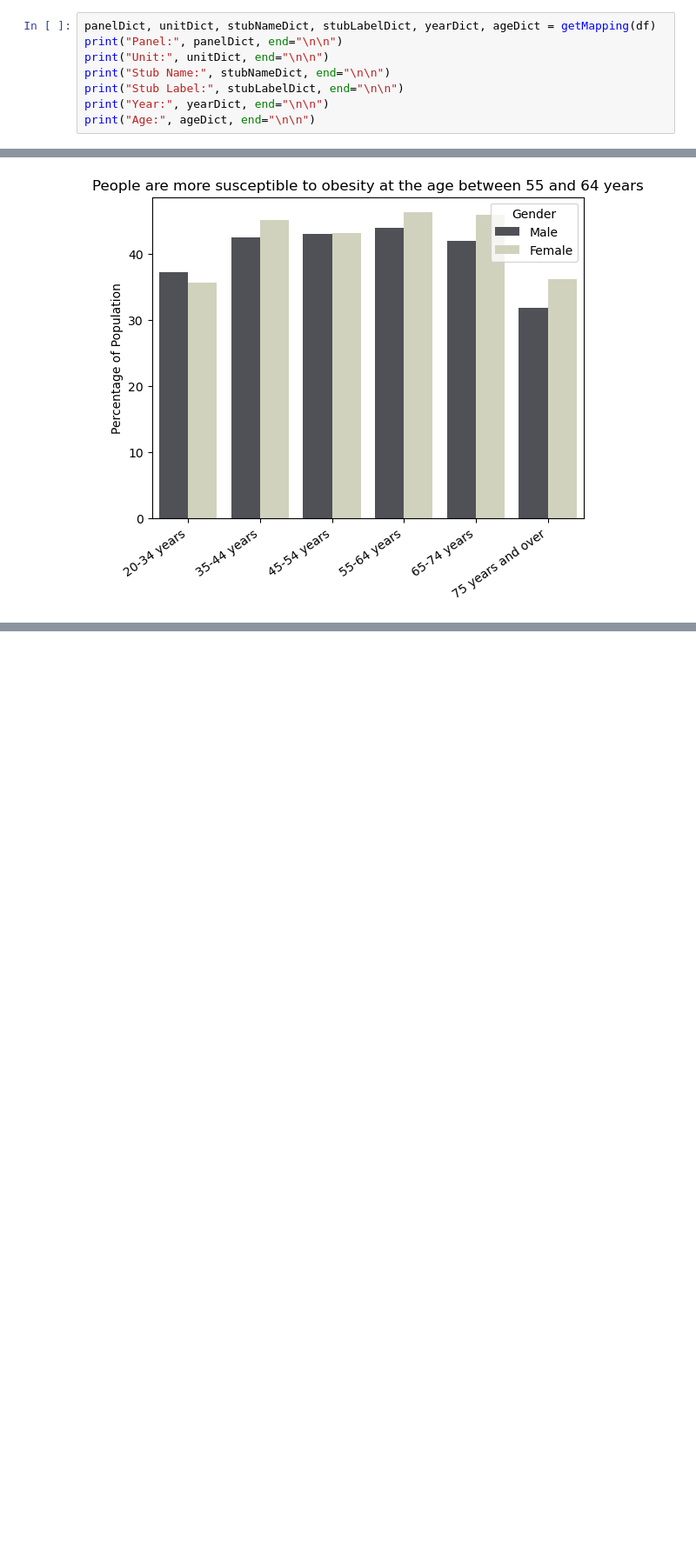
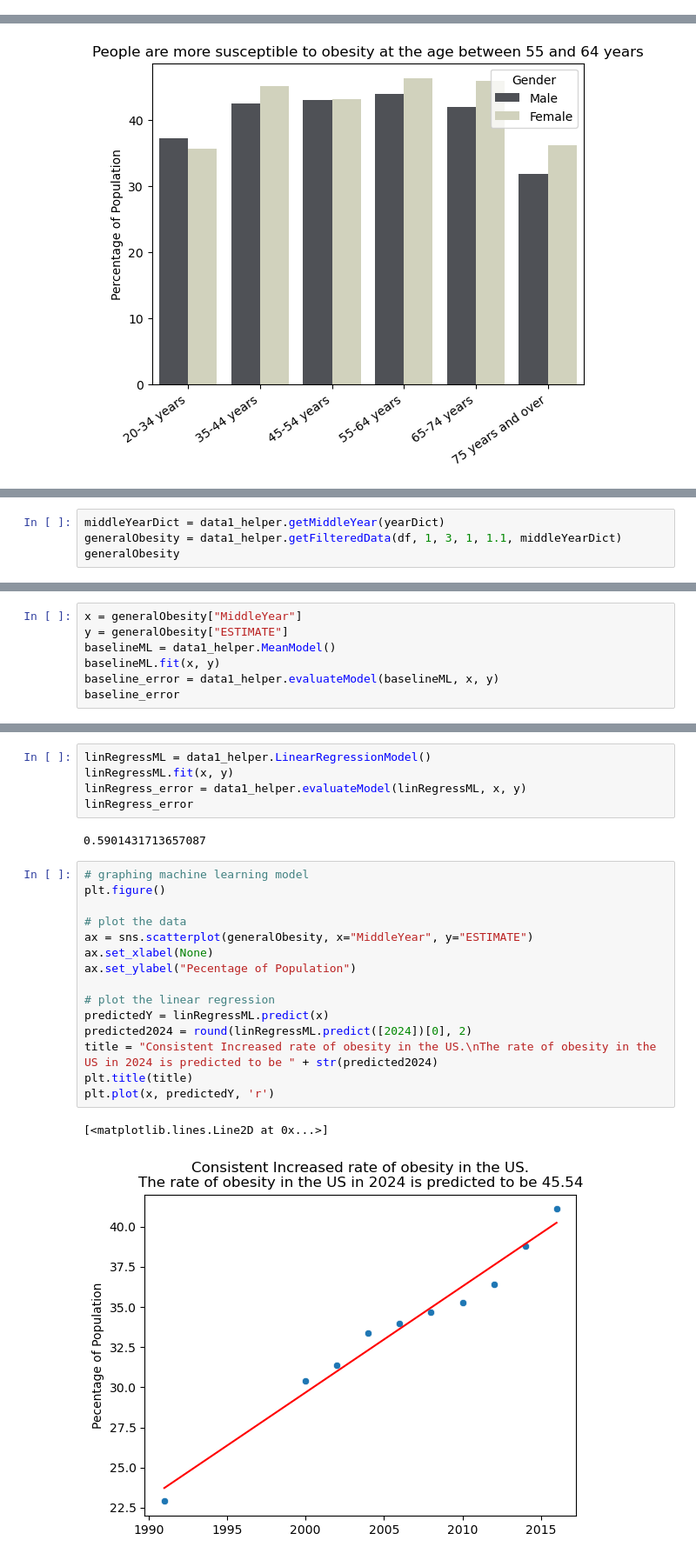
Before and after one commit to rafaymk02/Obesity-Factors-Analysis-US-, a Jupyter notebook: obesity_analysis.ipynb, the cells around one changed output, grey strips where cells are left out. Shown at 87% size. Drawn from its saved outputs; the diff is of its cells as text; blank space fills up the shorter version.

Commit message:
put analysis function for data1 to a seperate python file

```diff
--- a/obesity_analysis.ipynb
+++ b/obesity_analysis.ipynb
@@ -118,8 +48,0 @@ def getMapping(df):
-# %%
-panelDict, unitDict, stubNameDict, stubLabelDict, yearDict, ageDict = getMapping(df)
-print("Panel:", panelDict, end="\n\n")
-print("Unit:", unitDict, end="\n\n")
-print("Stub Name:", stubNameDict, end="\n\n")
-print("Stub Label:", stubLabelDict, end="\n\n")
-print("Year:", yearDict, end="\n\n")
-print("Age:", ageDict, end="\n\n")
@@ -371,0 +244,4 @@ Text(0.5, 1.0, 'People are more susceptible to obesity at the age between 55 and
+# %%
+middleYearDict = data1_helper.getMiddleYear(yearDict)
+generalObesity = data1_helper.getFilteredData(df, 1, 3, 1, 1.1, middleYearDict)
+generalObesity
@@ -371,0 +260,7 @@ Text(0.5, 1.0, 'People are more susceptible to obesity at the age between 55 and
+# %%
+x = generalObesity["MiddleYear"]
+y = generalObesity["ESTIMATE"]
+baselineML = data1_helper.MeanModel()
+baselineML.fit(x, y)
+baseline_error = data1_helper.evaluateModel(baselineML, x, y)
+baseline_error
@@ -371,0 +269,25 @@ Text(0.5, 1.0, 'People are more susceptible to obesity at the age between 55 and
+# %%
+linRegressML = data1_helper.LinearRegressionModel()
+linRegressML.fit(x, y)
+linRegress_error = data1_helper.evaluateModel(linRegressML, x, y)
+linRegress_error
+# %% [output]
+0.5901431713657087
+# %%
+# graphing machine learning model
+plt.figure()
+
+# plot the data
+ax = sns.scatterplot(generalObesity, x="MiddleYear", y="ESTIMATE")
+ax.set_xlabel(None)
+ax.set_ylabel("Pecentage of Population")
+
+# plot the linear regression
+predictedY = linRegressML.predict(x)
+predicted2024 = round(linRegressML.predict([2024])[0], 2)
+title = "Consistent Increased rate of obesity in the US.\nThe rate of obesity in the US in 2024 is predicted to be " + str(predicted2024)
+plt.title(title)
+plt.plot(x, predictedY, 'r')
+# %% [output]
+[<matplotlib.lines.Line2D at 0x...>]
+[figure, added]
```
Also changed, not shown: parts of 25 cells of this notebook, 1 other file.
